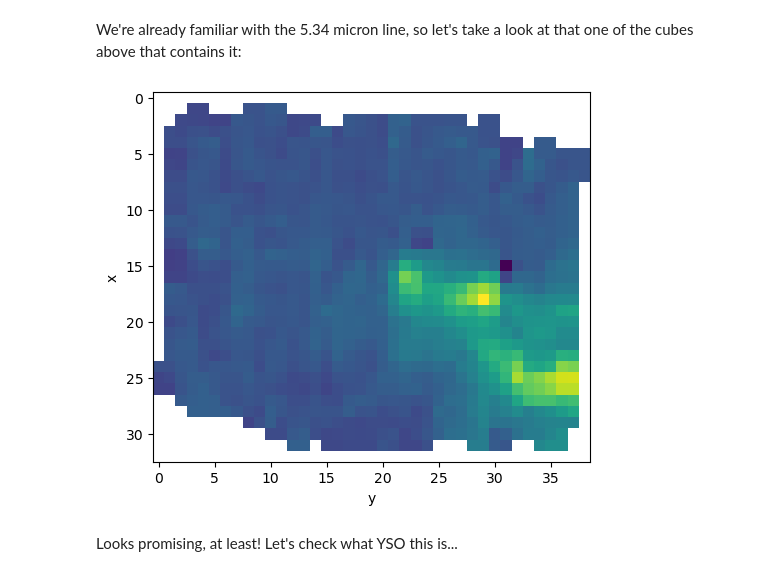
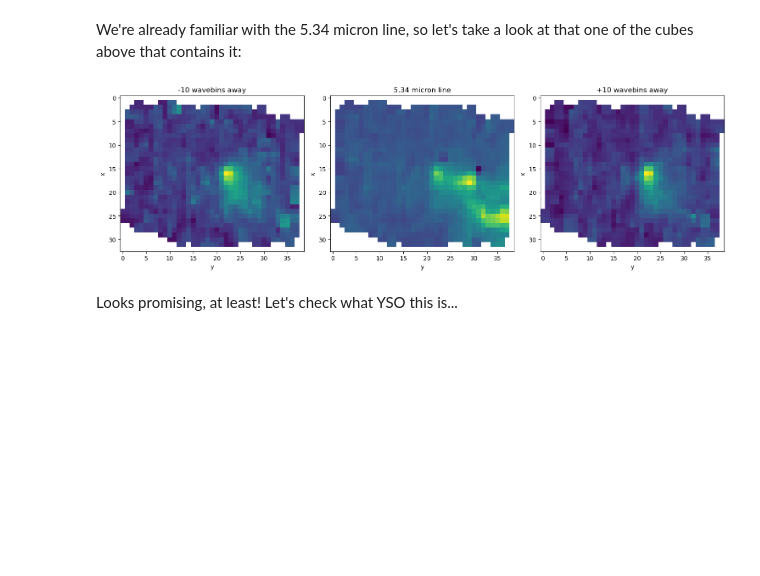
Before and after one commit to adrianlucy/notebook_drafts, a Jupyter notebook: analytical_data_search.ipynb, the cells around one changed output. Drawn from its saved outputs; the diff is of its cells as text; code cells hidden in the pictures; blank space fills up the shorter version.

```diff
--- a/analytical_data_search.ipynb
+++ b/analytical_data_search.ipynb
@@ -703,12 +706,27 @@ with fits.open(cloud_uri,
     header = hdul['SCI'].header
     data = hdul['SCI'].data
 # %%
-plt.imshow(data[548])  # wavebin 548 for the 5.34 micron line, as before
-plt.xlabel('y')
-plt.ylabel('x')
+fig, axes = plt.subplots(1, 3, figsize=(15, 5))
+
+axes[1].imshow(data[548])  # wavebin 548 for the 5.34 micron line, as before
+axes[1].set_xlabel('y')
+axes[1].set_ylabel('x')
+axes[1].set_title('5.34 micron line')
+
+axes[0].imshow(data[538])  # -10 slices away for comparison
+axes[0].set_xlabel('y')
+axes[0].set_ylabel('x')
+axes[0].set_title('-10 wavebins away')
+
+axes[2].imshow(data[558])  # +10 slices away for comparison
+axes[2].set_xlabel('y')
+axes[2].set_ylabel('x')
+axes[2].set_title('+10 wavebins away')
+
+plt.tight_layout()
 plt.show()
 # %% [output]
-[figure, old version]
+[figure, new version]
 # %% [markdown]
 Looks promising, at least! Let's check what YSO this is...
 # %%
```
Also changed, not shown: parts of 21 cells of this notebook.
